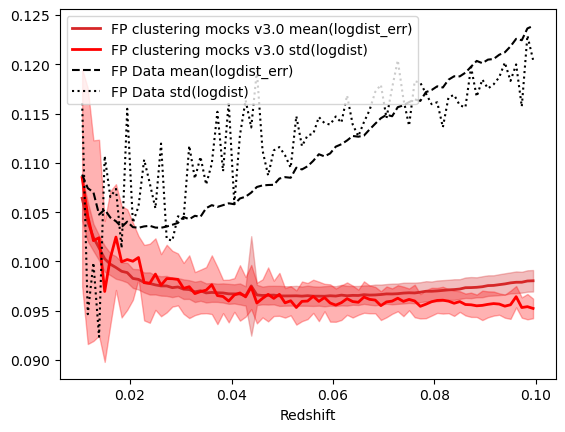
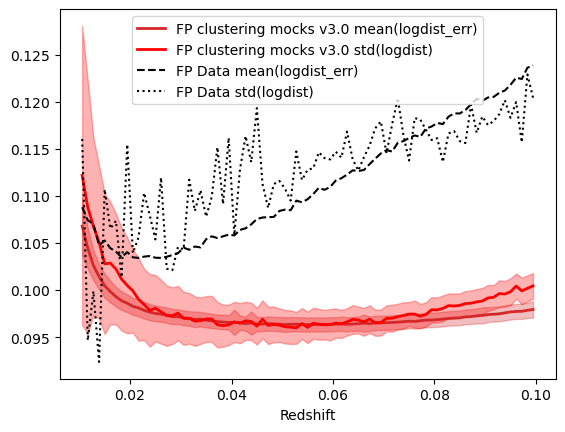
The change to this notebook cell's code, shown as a diff; its figure went from the first image to the second:
--- before
+++ after
@@ -1,8 +1,2 @@
-err_stats = get_stats(mocks, 'Z', 'LOGDIST_ERR', zbins)
-ld_stats = get_stats(mocks, 'Z', 'LOGDIST', zbins)
-
-#for real in range(27):
-#    plt.plot(zcen, err_stats['mean'][real], 'C1-', alpha=0.1)
-
 plt.plot(zcen, err_stats['mean_of_mean'], 'C3-', lw=2, label=f'FP clustering mocks {cfg.version_tf_clus} mean(logdist_err)')
 plt.fill_between(zcen, 
@@ -17,10 +11,6 @@
 
 
-d_err_mean, d_err_std, d_err_counts = get_mean_std_counts(d_data['Z'], d_data['LOGDIST_ERR'], zbins)
-d_ld_mean, d_ld_std, d_ld_counts = get_mean_std_counts(d_data['Z'], d_data['LOGDIST'], zbins)
-
 plt.plot(zcen, d_err_mean, 'k--', label='FP Data mean(logdist_err)')
 plt.plot(zcen, d_ld_std, 'k:', label='FP Data std(logdist)')
 plt.legend()
 plt.xlabel('Redshift')
-plt.ylabel()

Commit: fix of malmquist bias to FP